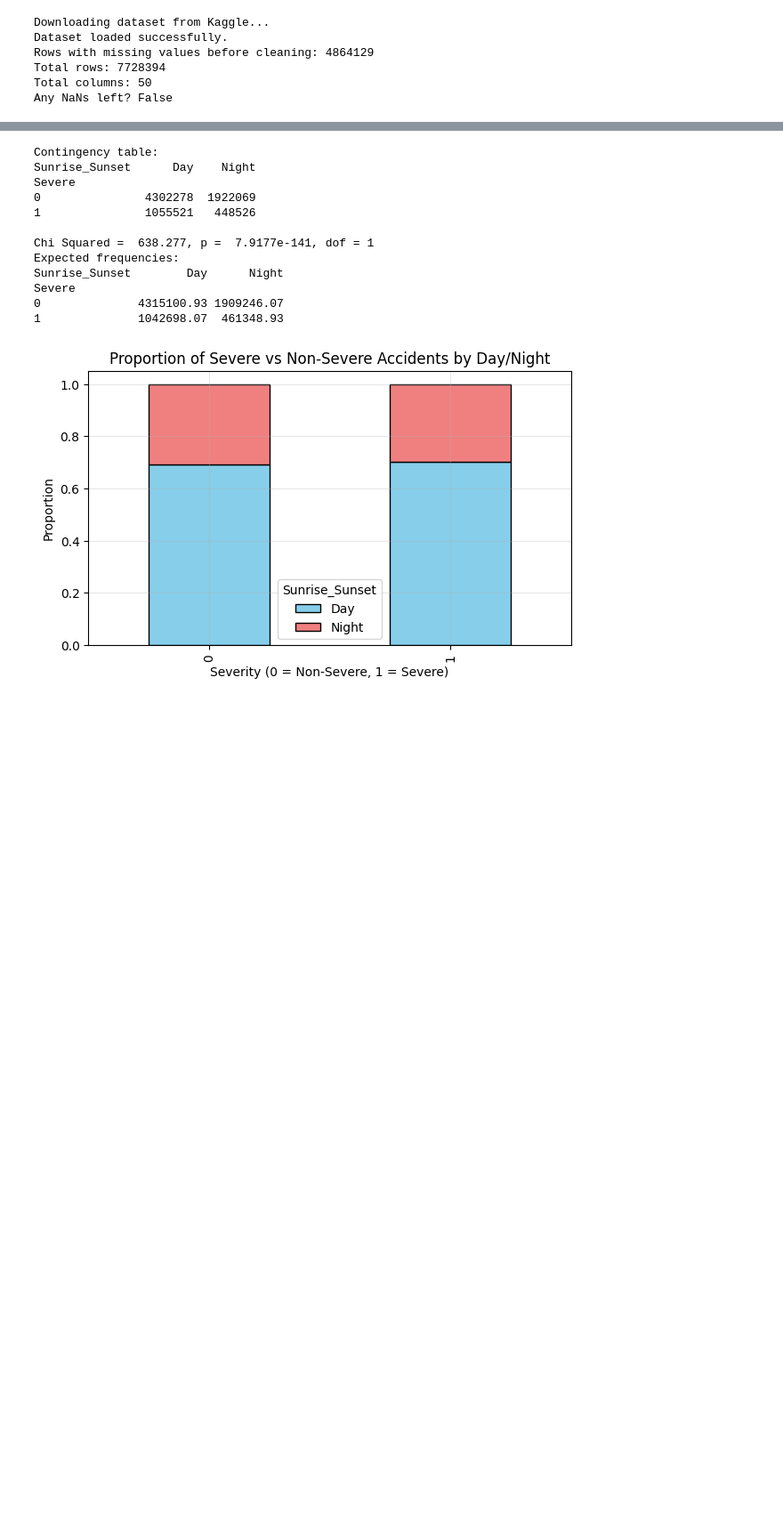
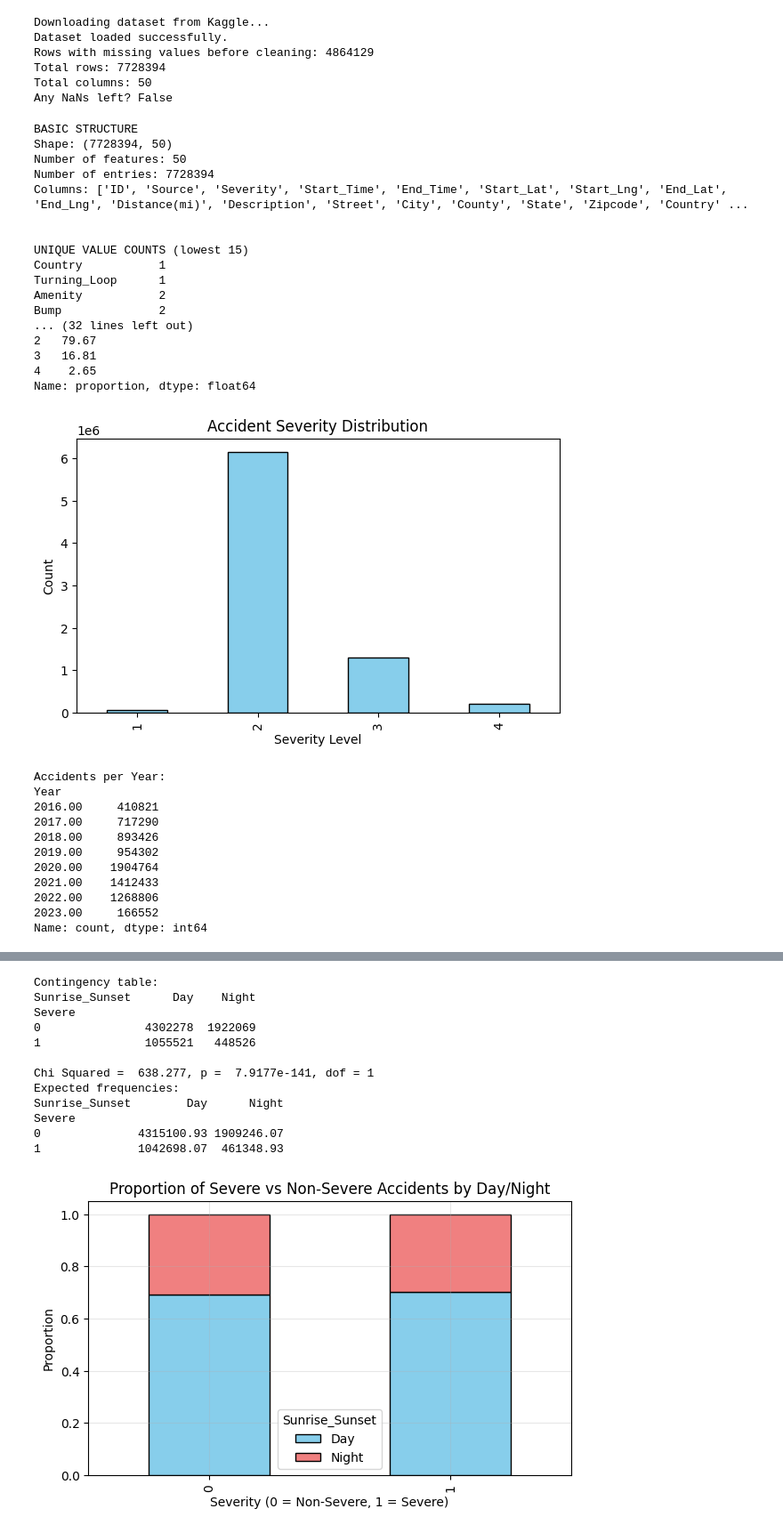
Before and after one commit to yash0917/CMSC320-Final-Project, a Jupyter notebook: finalproject.ipynb, the cells around one changed output, grey strips where cells are left out. Shown at 89% size. Saved outputs shown, nothing was run; the diff lists cells and outputs as text; code cells hidden in the pictures; blank space fills up the shorter version.

```diff
--- a/finalproject.ipynb
+++ b/finalproject.ipynb
@@ -66,3 +67,68 @@ Rows with missing values before cleaning: 4864129
 Total rows: 7728394
 Total columns: 50
 Any NaNs left? False
+# %%
+
+print("BASIC STRUCTURE")
+print(f"Shape: {df.shape}")
+print(f"Number of features: {df.shape[1]}")
+print(f"Number of entries: {df.shape[0]}")
+print("Columns:", list(df.columns))
+print("\n")
+
+print("UNIQUE VALUE COUNTS (lowest 15)")
+print(df.nunique().sort_values().head(15))
+print("\n")
+
+print("TOP STATES BY ACCIDENT COUNT")
+print(df['State'].value_counts().head(10))
+print("\n")
+
+print("DISTRIBUTION OF SEVERITY")
+print(df['Severity'].value_counts(normalize=True).sort_index() * 100)
+plt.figure(figsize=(7,4))
+df['Severity'].value_counts().sort_index().plot(kind='bar', color='skyblue', edgecolor='black')
+plt.title('Accident Severity Distribution')
+plt.xlabel('Severity Level')
+plt.ylabel('Count')
+plt.show()
+
+print("Accidents per Year:")
+print(df['Year'].value_counts().sort_index())
+plt.figure(figsize=(7,4))
+df['Year'].value_counts().sort_index().plot(marker='o')
+plt.title('Accidents per Year')
+plt.xlabel('Year')
+plt.ylabel('Count')
+plt.grid(alpha=0.3)
+plt.show()
+# %% [output]
+BASIC STRUCTURE
+Shape: (7728394, 50)
+Number of features: 50
+Number of entries: 7728394
+Columns: ['ID', 'Source', 'Severity', 'Start_Time', 'End_Time', 'Start_Lat', 'Start_Lng', 'End_Lat', 'End_Lng', 'Distance(mi)', 'Description', 'Street', 'City', 'County', 'State', 'Zipcode', 'Country' ...
+
+
+UNIQUE VALUE COUNTS (lowest 15)
+Country           1
+Turning_Loop      1
+Amenity           2
+Bump              2
+... (32 lines left out)
+2   79.67
+3   16.81
+4    2.65
+Name: proportion, dtype: float64
+[figure, added]
+Accidents per Year:
+Year
+2016.00     410821
+2017.00     717290
+2018.00     893426
+2019.00     954302
+2020.00    1904764
+2021.00    1412433
+2022.00    1268806
+2023.00     166552
+Name: count, dtype: int64
```
Also changed, not shown: parts of 3 cells of this notebook.
